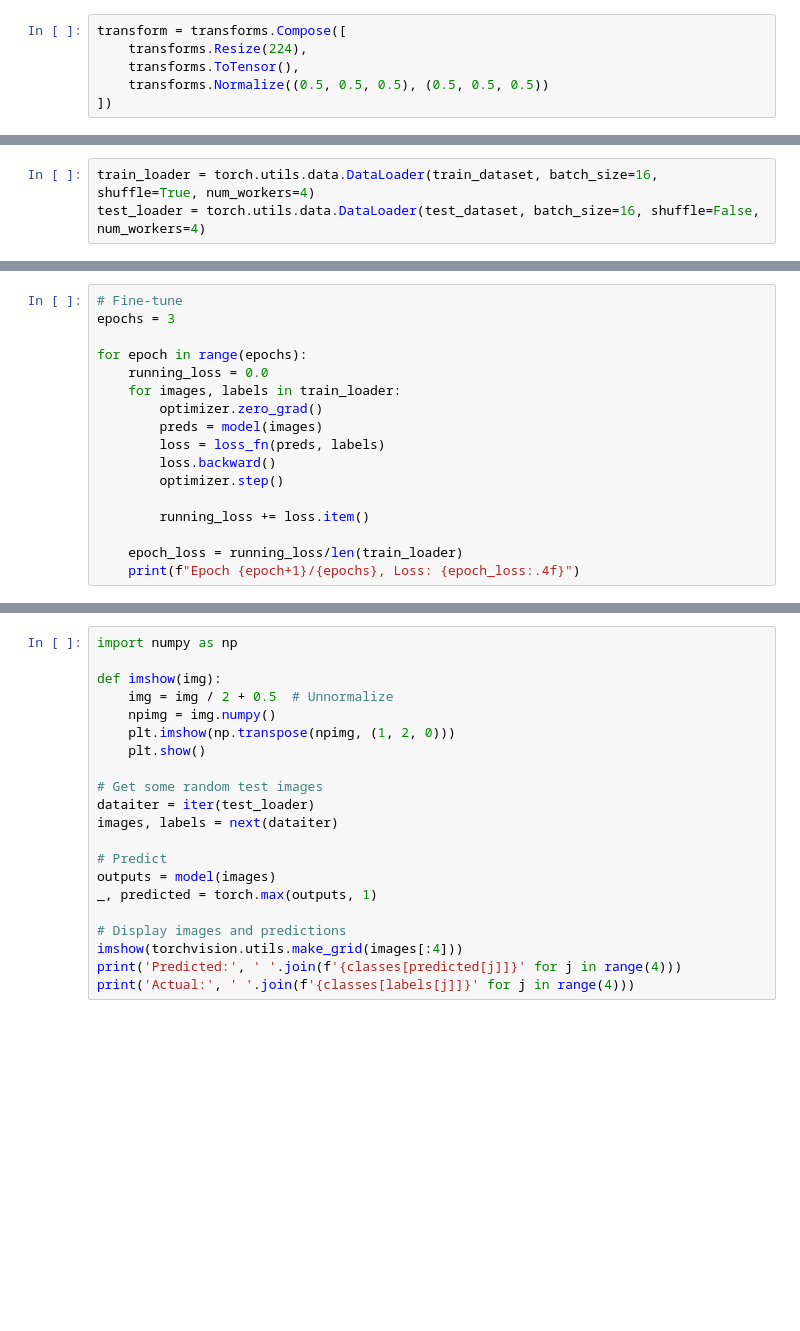
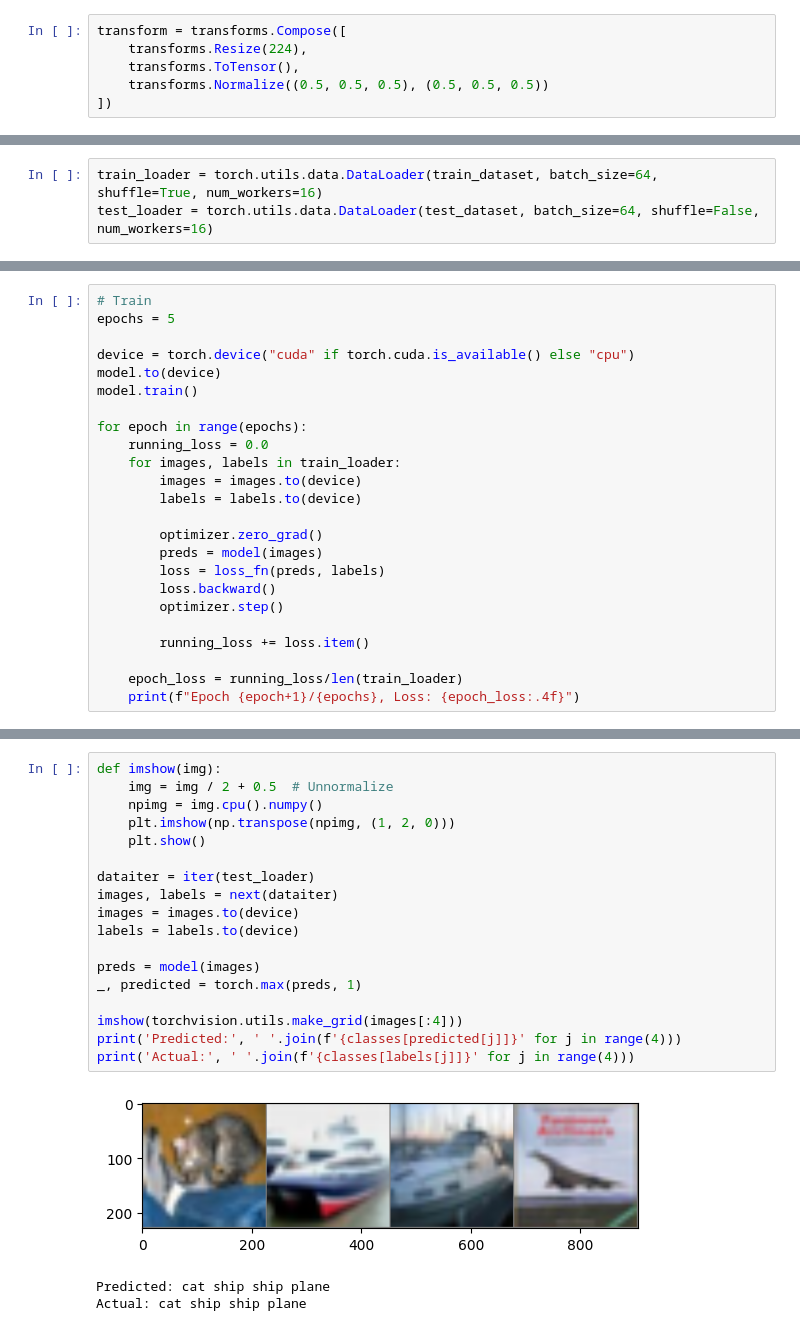
Before and after one commit to luumsk/NSU_DNN, a Jupyter notebook: task3.ipynb, the cells around one changed output, grey strips where cells are left out. Drawn from its saved outputs; the diff is of its cells as text; blank space fills up the shorter version.

```diff
--- a/task3.ipynb
+++ b/task3.ipynb
@@ -47,4 +34,4 @@ plt.show()
 # %%
-train_loader = torch.utils.data.DataLoader(train_dataset, batch_size=16, shuffle=True, num_workers=4)
-test_loader = torch.utils.data.DataLoader(test_dataset, batch_size=16, shuffle=False, num_workers=4)
+train_loader = torch.utils.data.DataLoader(train_dataset, batch_size=64, shuffle=True, num_workers=16)
+test_loader = torch.utils.data.DataLoader(test_dataset, batch_size=64, shuffle=False, num_workers=16)
 # %%
@@ -78,10 +69,17 @@ optimizer = optim.Adam(params=model.parameters(), lr=0.01)
 # %%
-# Fine-tune
-epochs = 3
+# Train
+epochs = 5
+
+device = torch.device("cuda" if torch.cuda.is_available() else "cpu")
+model.to(device)
+model.train()
 
 for epoch in range(epochs):
     running_loss = 0.0
     for images, labels in train_loader:
+        images = images.to(device)
+        labels = labels.to(device)
+
         optimizer.zero_grad()
         preds = model(images)
         loss = loss_fn(preds, labels)
@@ -113,21 +118,22 @@ KeyboardInterrupt:
 # %%
-import numpy as np
-
 def imshow(img):
     img = img / 2 + 0.5  # Unnormalize
-    npimg = img.numpy()
+    npimg = img.cpu().numpy()
     plt.imshow(np.transpose(npimg, (1, 2, 0)))
     plt.show()
 
-# Get some random test images
 dataiter = iter(test_loader)
 images, labels = next(dataiter)
+images = images.to(device)
+labels = labels.to(device)
 
-# Predict
-outputs = model(images)
-_, predicted = torch.max(outputs, 1)
+preds = model(images)
+_, predicted = torch.max(preds, 1)
 
-# Display images and predictions
 imshow(torchvision.utils.make_grid(images[:4]))
 print('Predicted:', ' '.join(f'{classes[predicted[j]]}' for j in range(4)))
 print('Actual:', ' '.join(f'{classes[labels[j]]}' for j in range(4)))
+# %% [output]
+[figure, added]
+Predicted: cat ship ship plane
+Actual: cat ship ship plane
```
Also changed, not shown: parts of 9 cells of this notebook.
